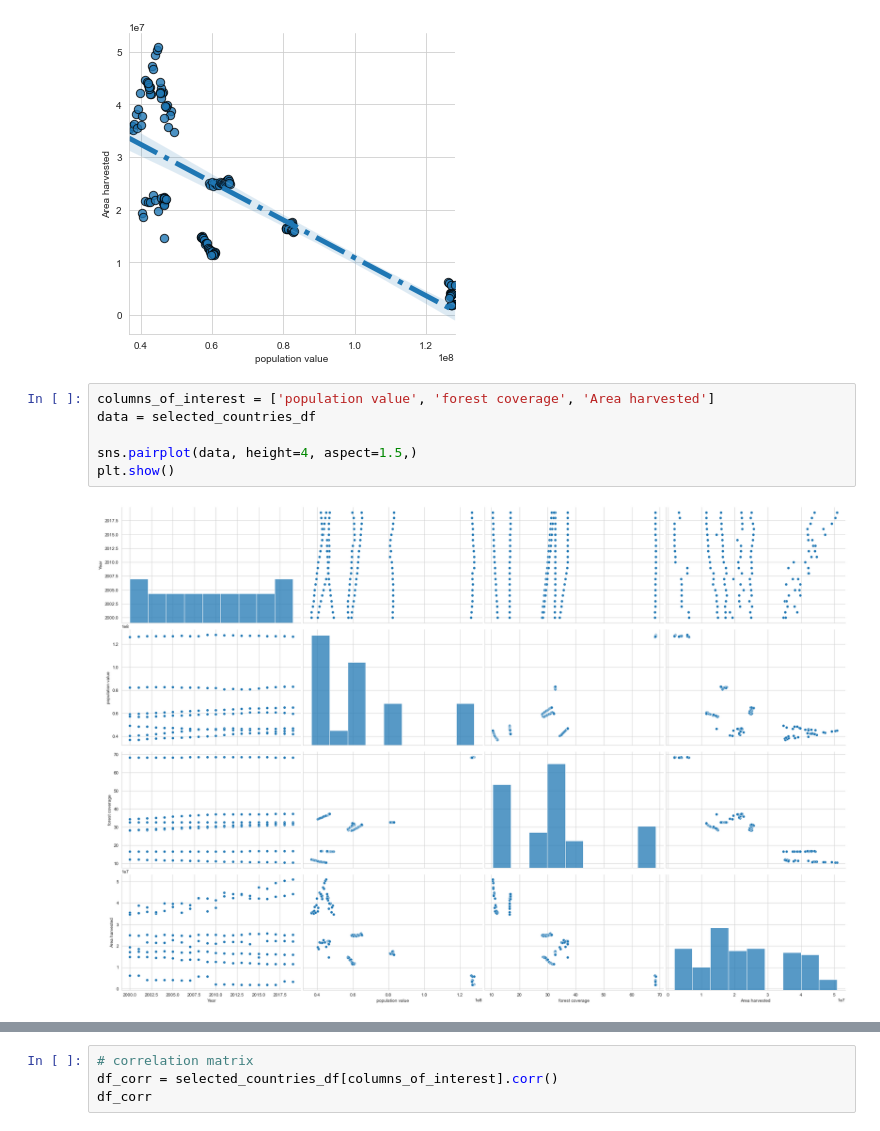
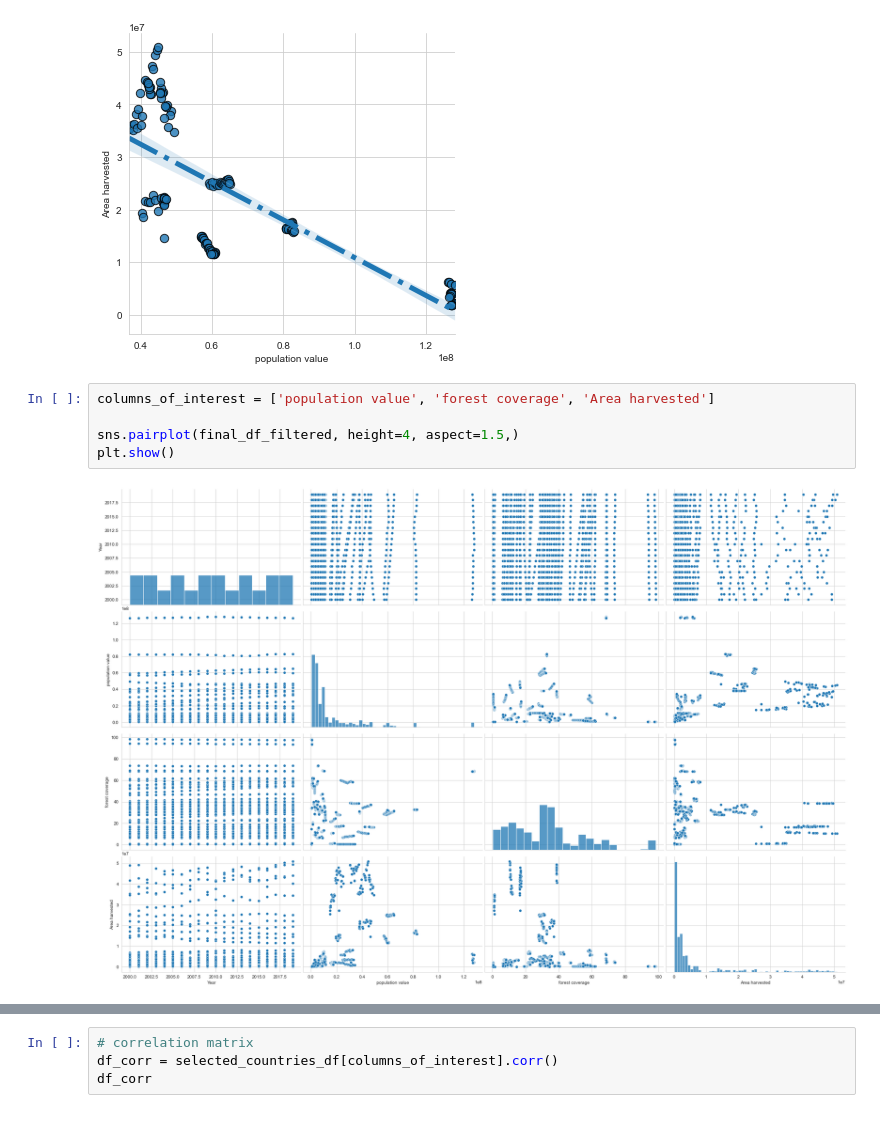
Before and after one commit to BoSuto/Specialist-Certificate-in-Data-Analytics-Essential-Jan-2023, a Jupyter notebook: Project_May_2023.ipynb, the cells around one changed output, grey strips where cells are left out. Saved outputs shown, nothing was run; the diff lists cells and outputs as text.

```diff
--- a/Project_May_2023.ipynb
+++ b/Project_May_2023.ipynb
@@ -733,12 +793,11 @@ plt.show()
 [figure]
 # %%
 columns_of_interest = ['population value', 'forest coverage', 'Area harvested']
-data = selected_countries_df
 
-sns.pairplot(data, height=4, aspect=1.5,)
+sns.pairplot(final_df_filtered, height=4, aspect=1.5,)
 plt.show()
 # %% [output]
-[figure, old version]
+[figure, new version]
 # %%
 df_stats = pd.read_csv('selected_countries_df.csv')
 
```
Also changed, not shown: parts of 33 cells of this notebook.
